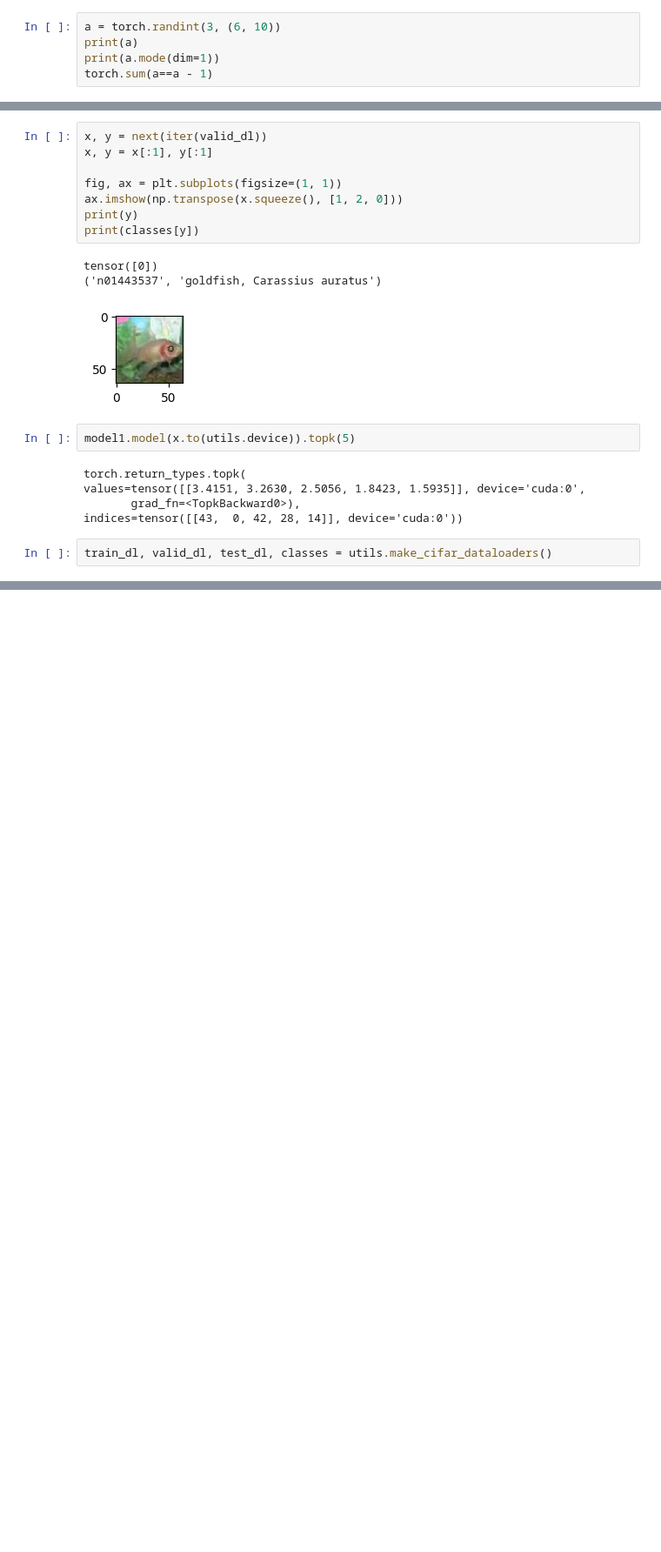
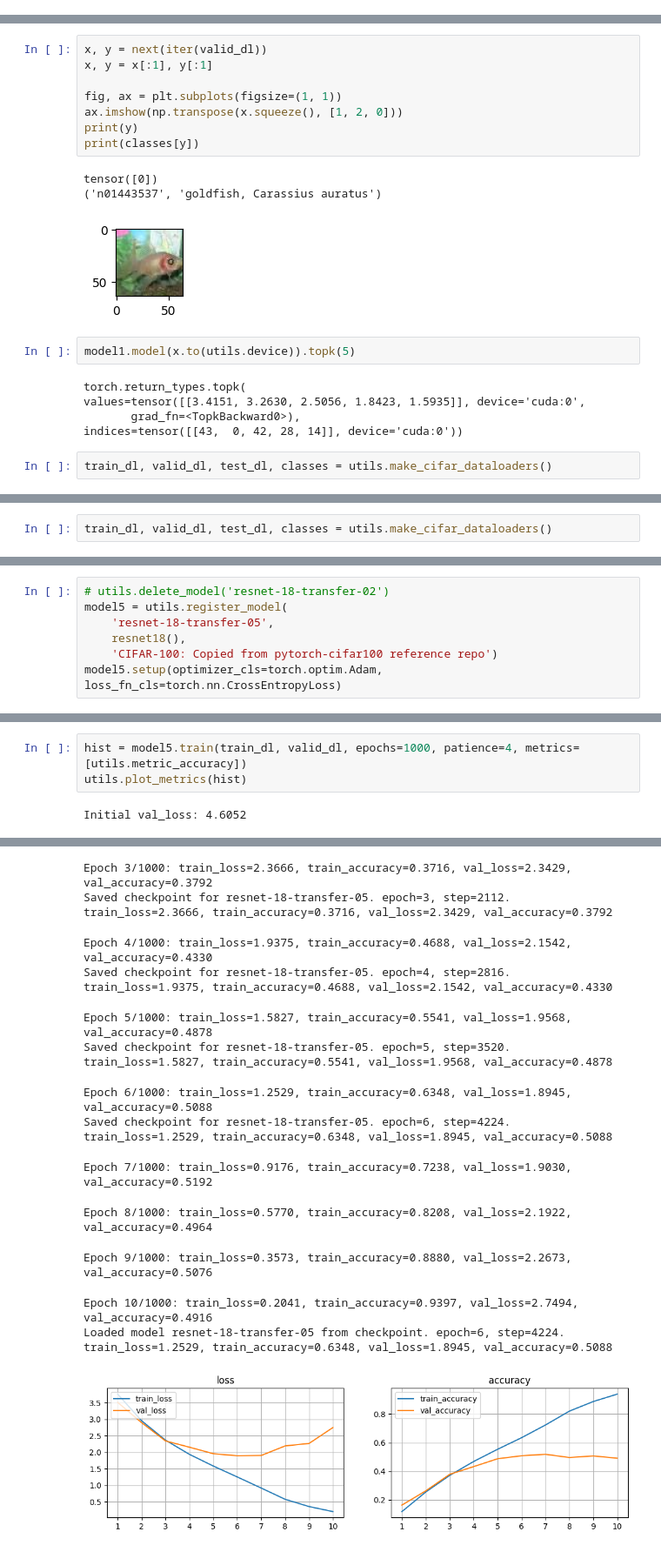
Before and after one commit to vaharoni/cv-sprint, a Jupyter notebook: models/04-resnet-02.ipynb, the cells around one changed output, grey strips where cells are left out. Shown at 87% size. Saved outputs shown, nothing was run; the diff lists cells and outputs as text; blank space fills up the shorter version.

```diff
--- a/models/04-resnet-02.ipynb
+++ b/models/04-resnet-02.ipynb
@@ -161,5 +132,0 @@ tensor([0, 0, 0, 0, 0, 0, 0, 0, 0, 0, 0, 0, 0, 0, 0, 0, 0, 0, 0, 0, 0, 0, 0, 0,
-# %%
-a = torch.randint(3, (6, 10))
-print(a)
-print(a.mode(dim=1))
-torch.sum(a==a - 1)
@@ -224,0 +352,2 @@ train_dl, valid_dl, test_dl, classes = utils.make_cifar_dataloaders()
+# %%
+train_dl, valid_dl, test_dl, classes = utils.make_cifar_dataloaders()
@@ -224,0 +487,7 @@ train_dl, valid_dl, test_dl, classes = utils.make_cifar_dataloaders()
+# %%
+# utils.delete_model('resnet-18-transfer-02')
+model5 = utils.register_model(
+    'resnet-18-transfer-05',
+    resnet18(),
+    'CIFAR-100: Copied from pytorch-cifar100 reference repo')
+model5.setup(optimizer_cls=torch.optim.Adam, loss_fn_cls=torch.nn.CrossEntropyLoss)
@@ -224,0 +512,5 @@ train_dl, valid_dl, test_dl, classes = utils.make_cifar_dataloaders()
+# %%
+hist = model5.train(train_dl, valid_dl, epochs=1000, patience=4, metrics=[utils.metric_accuracy])
+utils.plot_metrics(hist)
+# %% [output]
+Initial val_loss: 4.6052
@@ -224,0 +521,14 @@ train_dl, valid_dl, test_dl, classes = utils.make_cifar_dataloaders()
+Epoch 3/1000: train_loss=2.3666, train_accuracy=0.3716, val_loss=2.3429, val_accuracy=0.3792
+Saved checkpoint for resnet-18-transfer-05. epoch=3, step=2112. train_loss=2.3666, train_accuracy=0.3716, val_loss=2.3429, val_accuracy=0.3792
+Epoch 4/1000: train_loss=1.9375, train_accuracy=0.4688, val_loss=2.1542, val_accuracy=0.4330
+Saved checkpoint for resnet-18-transfer-05. epoch=4, step=2816. train_loss=1.9375, train_accuracy=0.4688, val_loss=2.1542, val_accuracy=0.4330
+Epoch 5/1000: train_loss=1.5827, train_accuracy=0.5541, val_loss=1.9568, val_accuracy=0.4878
+Saved checkpoint for resnet-18-transfer-05. epoch=5, step=3520. train_loss=1.5827, train_accuracy=0.5541, val_loss=1.9568, val_accuracy=0.4878
+Epoch 6/1000: train_loss=1.2529, train_accuracy=0.6348, val_loss=1.8945, val_accuracy=0.5088
+Saved checkpoint for resnet-18-transfer-05. epoch=6, step=4224. train_loss=1.2529, train_accuracy=0.6348, val_loss=1.8945, val_accuracy=0.5088
+Epoch 7/1000: train_loss=0.9176, train_accuracy=0.7238, val_loss=1.9030, val_accuracy=0.5192
+Epoch 8/1000: train_loss=0.5770, train_accuracy=0.8208, val_loss=2.1922, val_accuracy=0.4964
+Epoch 9/1000: train_loss=0.3573, train_accuracy=0.8880, val_loss=2.2673, val_accuracy=0.5076
+Epoch 10/1000: train_loss=0.2041, train_accuracy=0.9397, val_loss=2.7494, val_accuracy=0.4916
+Loaded model resnet-18-transfer-05 from checkpoint. epoch=6, step=4224. train_loss=1.2529, train_accuracy=0.6348, val_loss=1.8945, val_accuracy=0.5088
+[figure, added]
```
Also changed, not shown: parts of 85 cells of this notebook, 2 other files.
